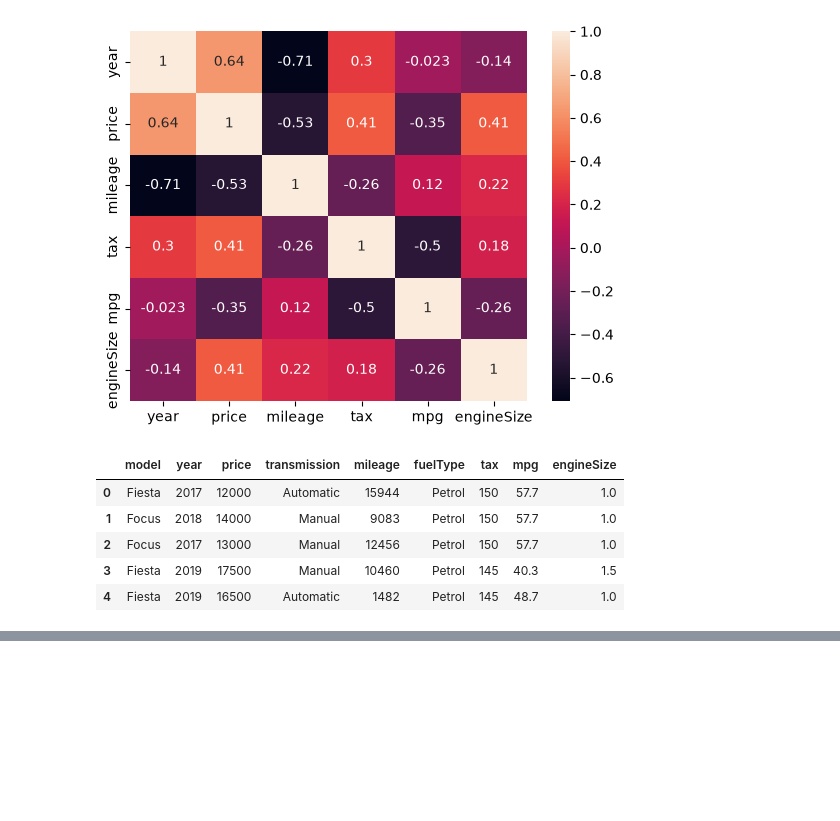
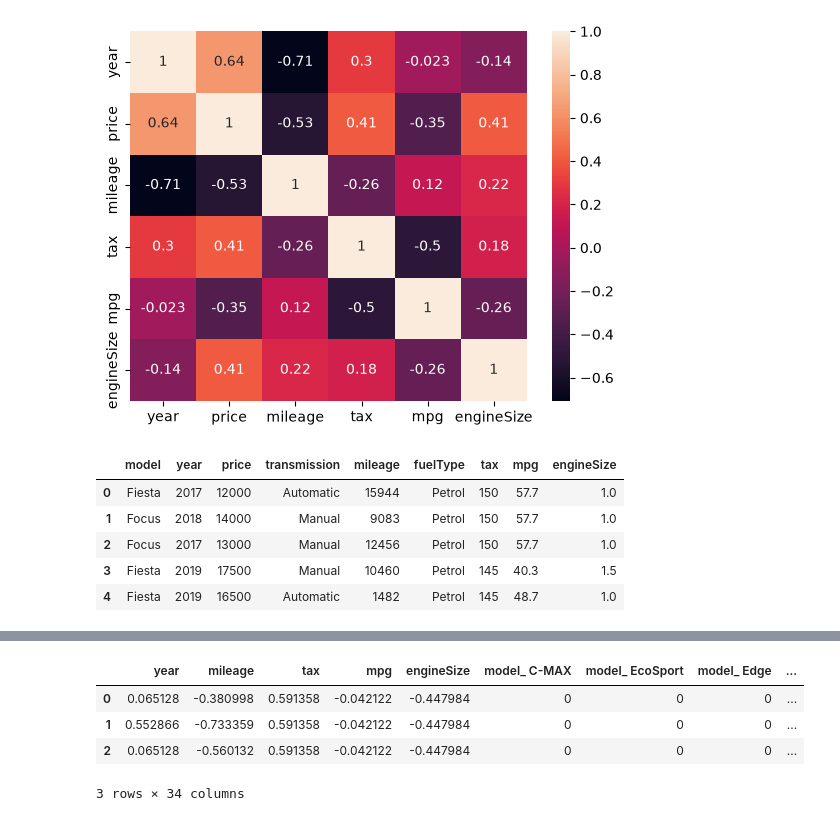
Before and after one commit to vibhanimbalkar97-star/python_journey, a Jupyter notebook: ML/02.SupervisedLearning/1.Regression/Linear_Regression/ford.ipynb, the cells around one changed output, grey strips where cells are left out. Saved outputs shown, nothing was run; the diff lists cells and outputs as text; code cells hidden in the pictures; blank space fills up the shorter version.

```diff
--- a/ML/02.SupervisedLearning/1.Regression/Linear_Regression/ford.ipynb
+++ b/ML/02.SupervisedLearning/1.Regression/Linear_Regression/ford.ipynb
@@ -178,0 +219,15 @@ df.head()
+# %%
+from sklearn.preprocessing import StandardScaler
+
+numeric_columns = ['year','mileage', 'tax', 'mpg', 'engineSize']
+
+scaler = StandardScaler()
+x_one_encode[numeric_columns] = scaler.fit_transform(x_one_encode[numeric_columns])
+# %%
+x_one_encode.head(3)
+# %% [output]
+|  | year | mileage | tax | mpg | engineSize | model_ C-MAX | model_ EcoSport | model_ Edge | ... |
+| 0 | 0.065128 | -0.380998 | 0.591358 | -0.042122 | -0.447984 | 0 | 0 | 0 | ... |
+| 1 | 0.552866 | -0.733359 | 0.591358 | -0.042122 | -0.447984 | 0 | 0 | 0 | ... |
+| 2 | 0.065128 | -0.560132 | 0.591358 | -0.042122 | -0.447984 | 0 | 0 | 0 | ... |
+3 rows × 34 columns
```
Also changed, not shown: parts of 27 cells of this notebook.
